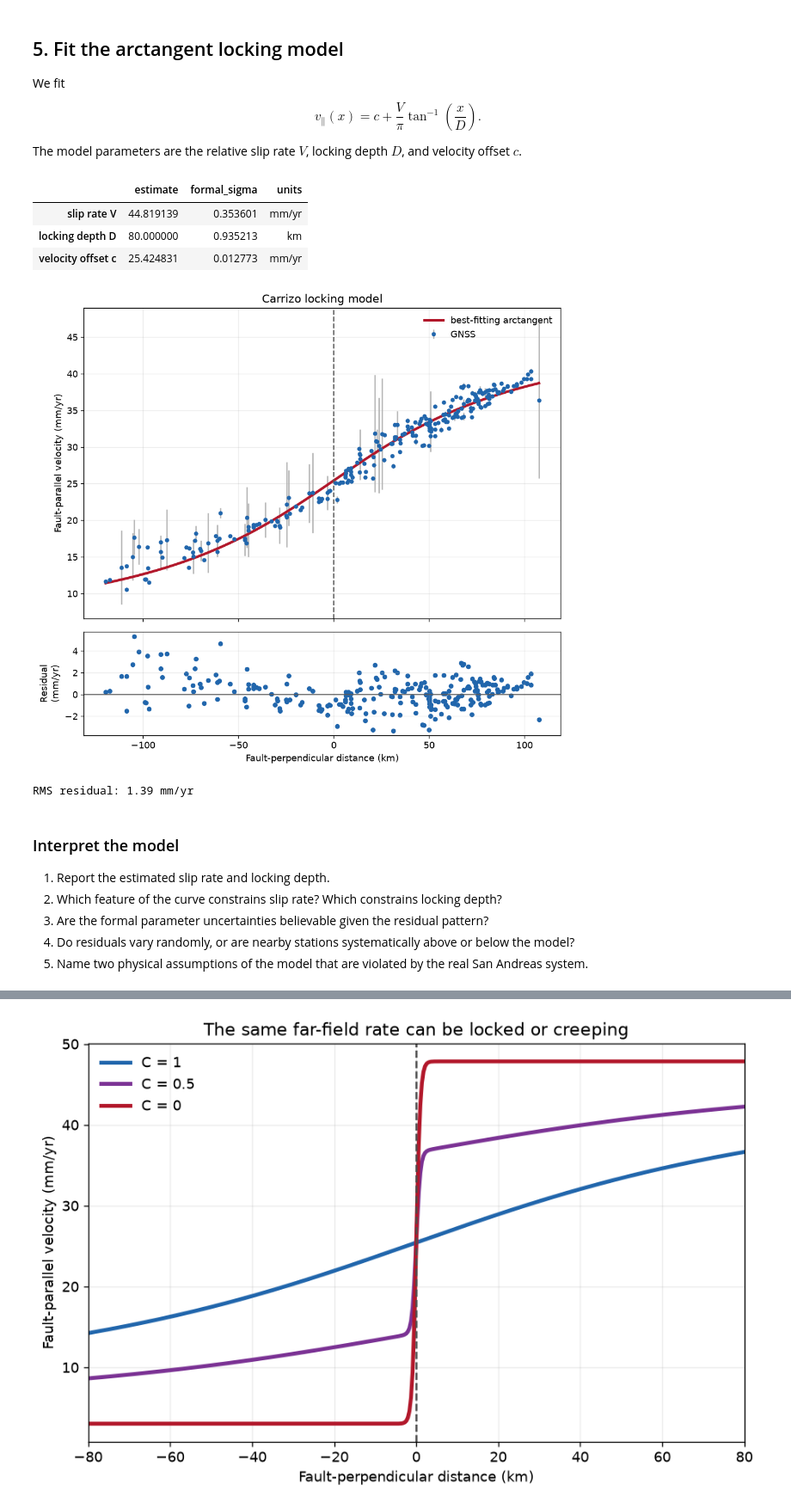
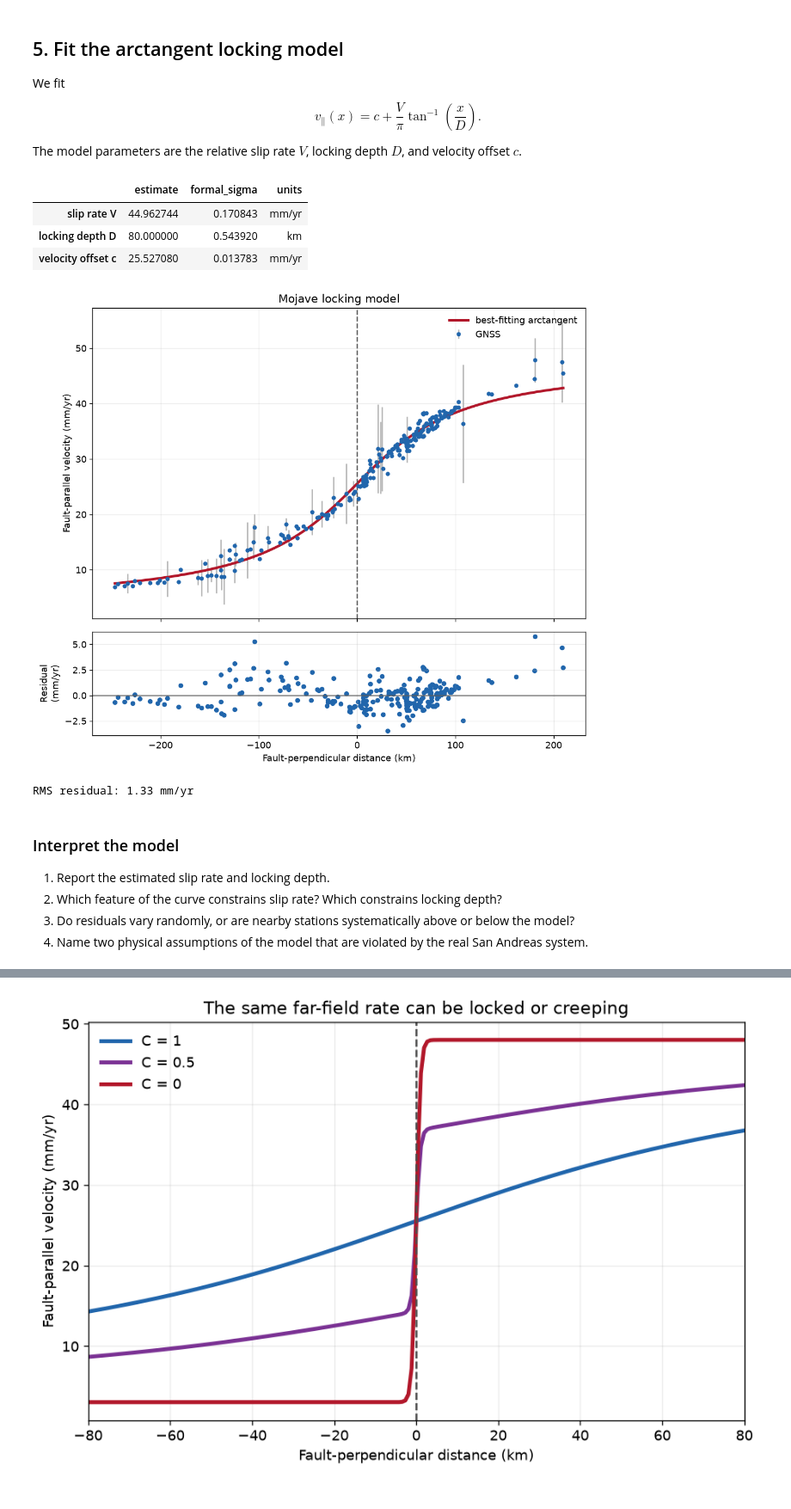
Before and after one commit to amtseismo/EPS166, a Jupyter notebook: notebooks/04_seismic_cycle.ipynb, the cells around one changed output, grey strips where cells are left out. Shown at 86% size. Cells and saved outputs as stored; diff of their text form; code cells hidden in the pictures.

```diff
--- a/notebooks/04_seismic_cycle.ipynb
+++ b/notebooks/04_seismic_cycle.ipynb
@@ -410,15 +409,15 @@ def arctan_velocity(x_km, slip_rate_mm_yr, locking_depth_km, offset_mm_yr):
     return offset_mm_yr + slip_rate_mm_yr/np.pi * np.arctan(x_km/locking_depth_km)
 
 
-initial_guess = [35.0, 15.0, np.median(carrizo.v_parallel)]
+initial_guess = [35.0, 15.0, np.median(mojave.v_parallel)]
 bounds = ([0.0, 1.0, -100.0], [100.0, 80.0, 100.0])
 
 parameters, covariance = curve_fit(
     arctan_velocity,
-    carrizo.x_perp_km,
-    carrizo.v_parallel,
+    mojave.x_perp_km,
+    mojave.v_parallel,
     p0=initial_guess,
-    sigma=carrizo.s_parallel,
+    sigma=mojave.s_parallel,
     absolute_sigma=True,
     bounds=bounds,
 )
@@ -433,39 +432,38 @@ results = pd.DataFrame({
 display(results)
 # %% [output]
 |  | estimate | formal_sigma | units |
-| slip rate V | 44.819139 | 0.353601 | mm/yr |
-| locking depth D | 80.000000 | 0.935213 | km |
-| velocity offset c | 25.424831 | 0.012773 | mm/yr |
+| slip rate V | 44.962744 | 0.170843 | mm/yr |
+| locking depth D | 80.000000 | 0.543920 | km |
+| velocity offset c | 25.527080 | 0.013783 | mm/yr |
 # %%
-x_model = np.linspace(carrizo.x_perp_km.min(), carrizo.x_perp_km.max(), 600)
+x_model = np.linspace(mojave.x_perp_km.min(), mojave.x_perp_km.max(), 600)
 v_model = arctan_velocity(x_model, *parameters)
-v_predicted = arctan_velocity(carrizo.x_perp_km, *parameters)
-residual = carrizo.v_parallel - v_predicted
+v_predicted = arctan_velocity(mojave.x_perp_km, *parameters)
+residual = mojave.v_parallel - v_predicted
 
 fig, axes = plt.subplots(2, 1, figsize=(9, 8), sharex=True,
                          gridspec_kw={"height_ratios": [3, 1]})
-axes[0].errorbar(carrizo.x_perp_km, carrizo.v_parallel, yerr=carrizo.s_parallel,
+axes[0].errorbar(mojave.x_perp_km, mojave.v_parallel, yerr=mojave.s_parallel,
                  fmt="o", ms=4, color="#2166ac", ecolor="0.7", label="GNSS")
 axes[0].plot(x_model, v_model, color="#b2182b", lw=3, label="best-fitting arctangent")
 axes[0].axvline(0, color="0.35", ls="--")
-axes[0].set(ylabel="Fault-parallel velocity (mm/yr)", title="Carrizo locking model")
+axes[0].set(ylabel="Fault-parallel velocity (mm/yr)", title="Mojave locking model")
 axes[0].legend(frameon=False)
 
 axes[1].axhline(0, color="0.35", lw=1)
-axes[1].scatter(carrizo.x_perp_km, residual, s=22, color="#2166ac")
+axes[1].scatter(mojave.x_perp_km, residual, s=22, color="#2166ac")
 axes[1].set(xlabel="Fault-perpendicular distance (km)", ylabel="Residual\n(mm/yr)")
 plt.tight_layout()
 plt.show()
 
 print(f"RMS residual: {np.sqrt(np.mean(residual**2)):.2f} mm/yr")
 # %% [output]
-[figure, old version]
+[figure, new version]
-RMS residual: 1.39 mm/yr
+RMS residual: 1.33 mm/yr
 # %% [markdown]
 ### Interpret the model
 
 1. Report the estimated slip rate and locking depth.
 2. Which feature of the curve constrains slip rate? Which constrains locking depth?
-3. Are the formal parameter uncertainties believable given the residual pattern?
-4. Do residuals vary randomly, or are nearby stations systematically above or below the model?
-5. Name two physical assumptions of the model that are violated by the real San Andreas system.
+3. Do residuals vary randomly, or are nearby stations systematically above or below the model?
+4. Name two physical assumptions of the model that are violated by the real San Andreas system.
```
Also changed, not shown: parts of 25 cells of this notebook, 1 other file.
